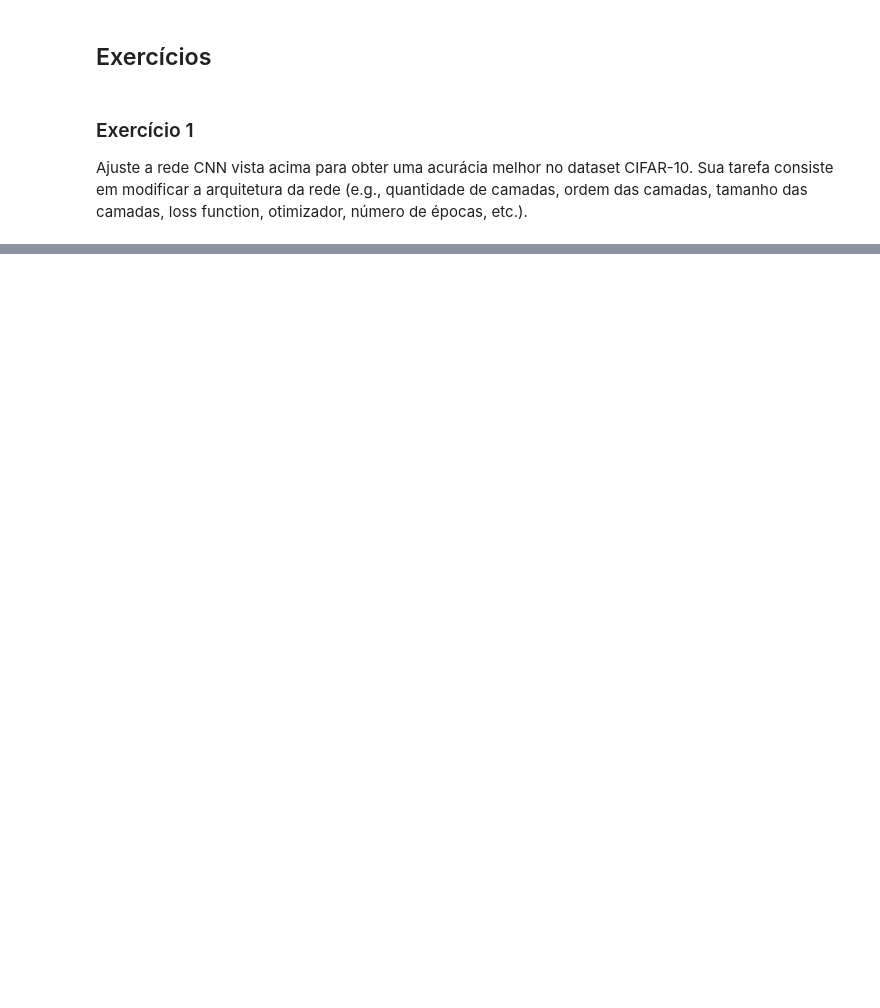
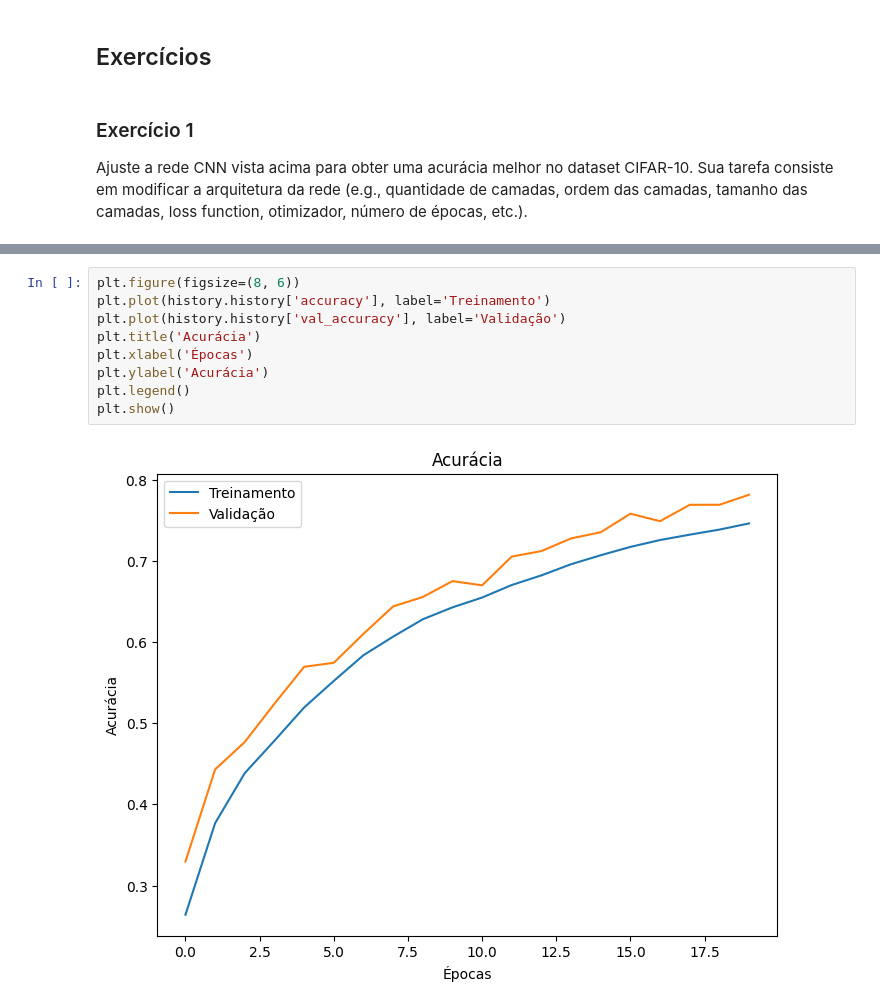
Before and after one commit to DiogoGDF/AI, a Jupyter notebook: Modulo6.ipynb, the cells around one changed output, grey strips where cells are left out. Drawn from its saved outputs; the diff is of its cells as text; blank space fills up the shorter version.

```diff
--- a/Modulo6.ipynb
+++ b/Modulo6.ipynb
@@ -161,0 +387,11 @@ Ajuste a rede CNN vista acima para obter uma acurácia melhor no dataset CIFAR-1
+# %%
+plt.figure(figsize=(8, 6))
+plt.plot(history.history['accuracy'], label='Treinamento')
+plt.plot(history.history['val_accuracy'], label='Validação')
+plt.title('Acurácia')
+plt.xlabel('Épocas')
+plt.ylabel('Acurácia')
+plt.legend()
+plt.show()
+# %% [output]
+[figure, added]
```
Also changed, not shown: parts of 21 cells of this notebook.
